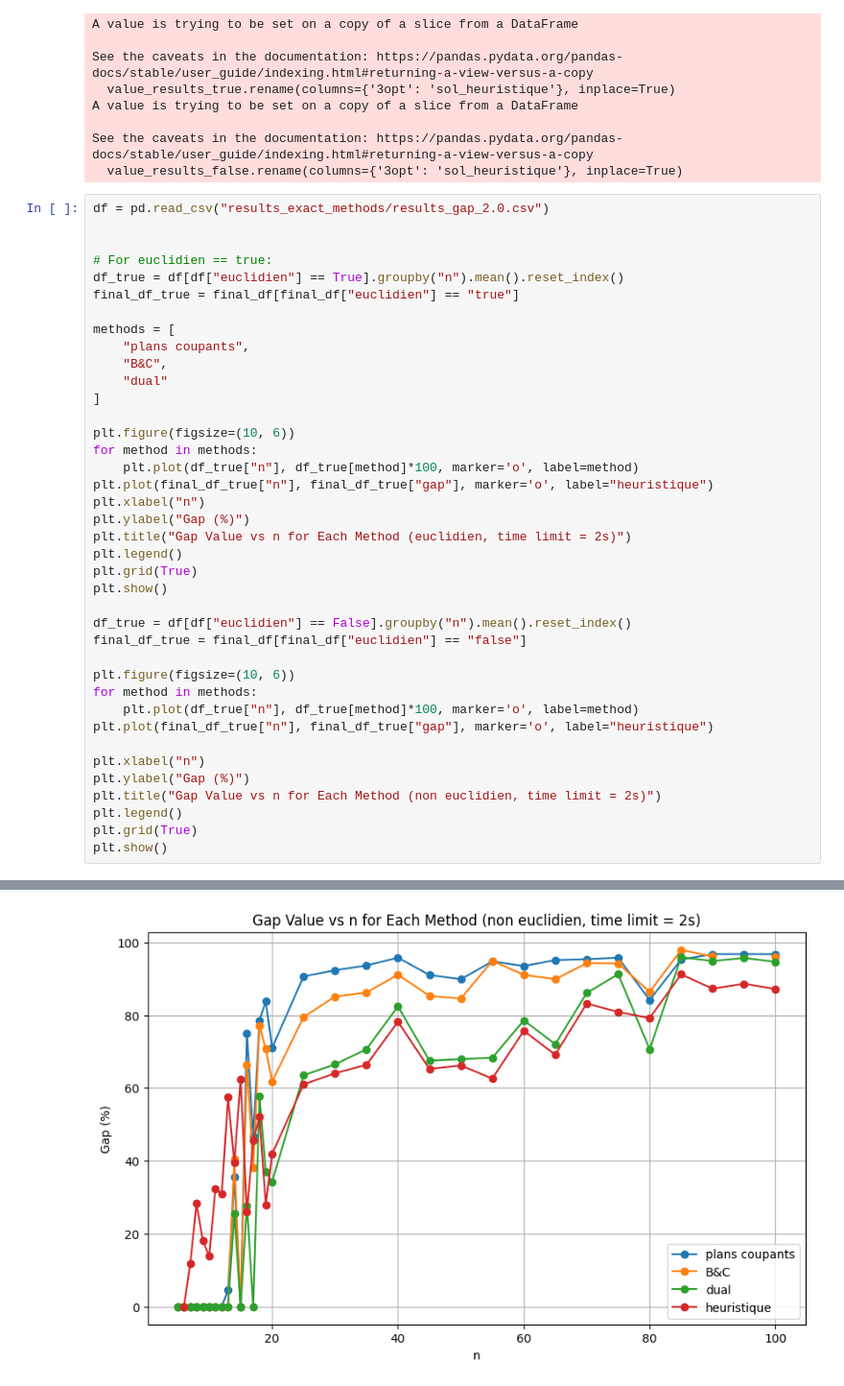
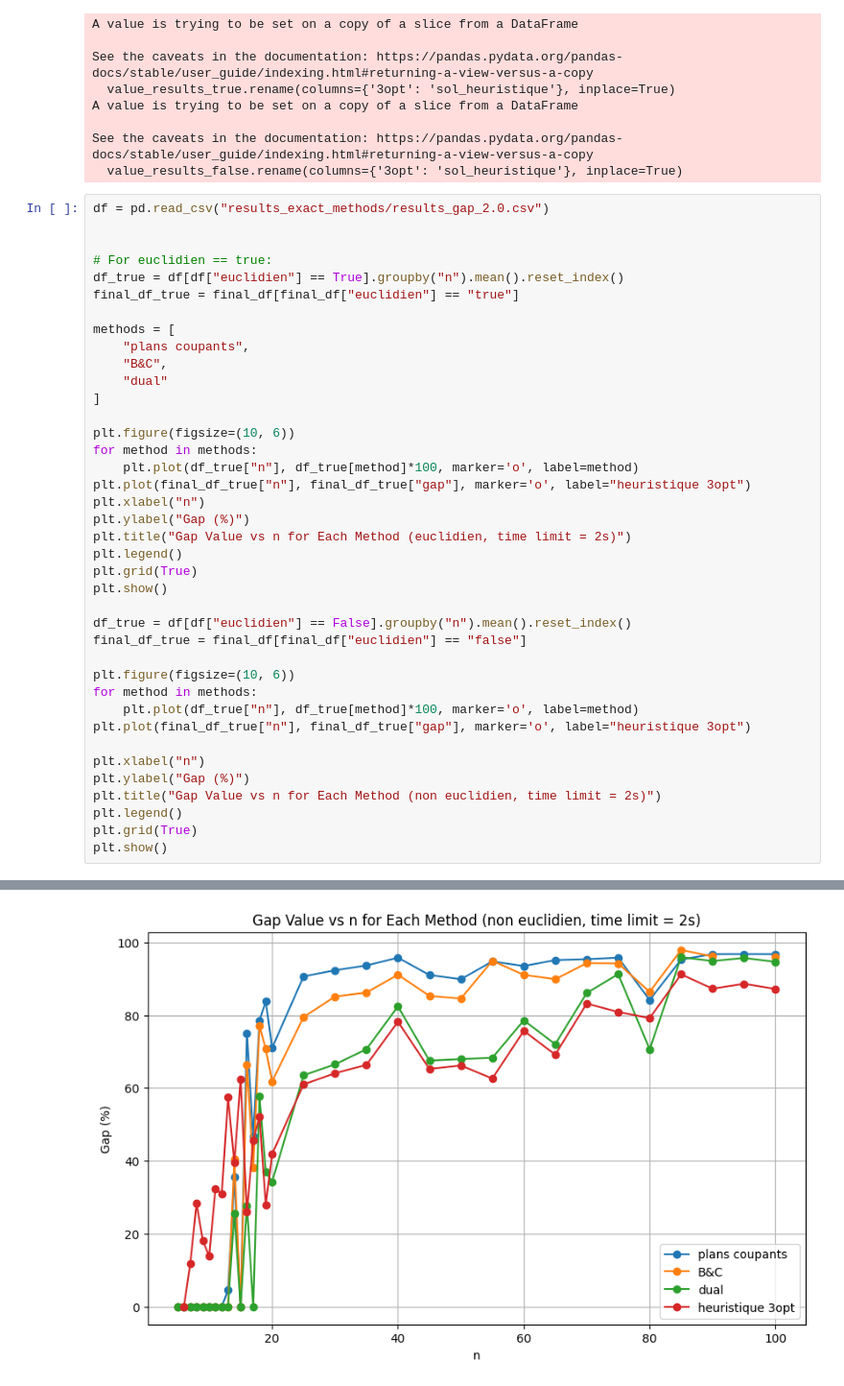
Before and after one commit to Darthkiller2Jr/projet_mpro, a Jupyter notebook: illustrations.ipynb, the cells around one changed output, grey strips where cells are left out. Shown at 96% size. Saved outputs shown, nothing was run; the diff lists cells and outputs as text.

```diff
--- a/illustrations.ipynb
+++ b/illustrations.ipynb
@@ -287,7 +289,7 @@ methods = [
 plt.figure(figsize=(10, 6))
 for method in methods:
     plt.plot(df_true["n"], df_true[method]*100, marker='o', label=method)
-plt.plot(final_df_true["n"], final_df_true["gap"], marker='o', label="heuristique")
+plt.plot(final_df_true["n"], final_df_true["gap"], marker='o', label="heuristique 3opt")
 plt.xlabel("n")
 plt.ylabel("Gap (%)")
 plt.title("Gap Value vs n for Each Method (euclidien, time limit = 2s)")
@@ -301,7 +303,7 @@ final_df_true = final_df[final_df["euclidien"] == "false"]
 plt.figure(figsize=(10, 6))
 for method in methods:
     plt.plot(df_true["n"], df_true[method]*100, marker='o', label=method)
-plt.plot(final_df_true["n"], final_df_true["gap"], marker='o', label="heuristique")
+plt.plot(final_df_true["n"], final_df_true["gap"], marker='o', label="heuristique 3opt")
 
 plt.xlabel("n")
 plt.ylabel("Gap (%)")
@@ -314 +316 @@ plt.show()
-[figure, old version]
+[figure, new version]
```
Also changed, not shown: parts of 2 cells of this notebook, 2 other files.
